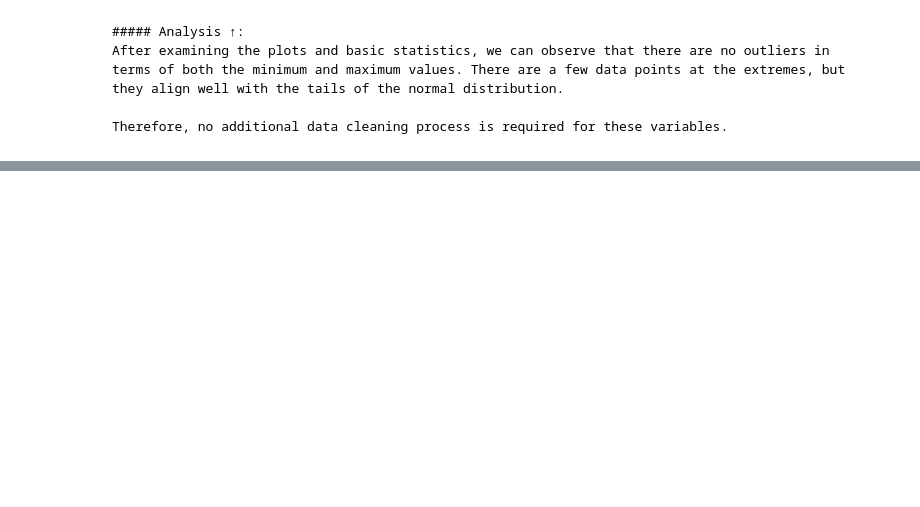
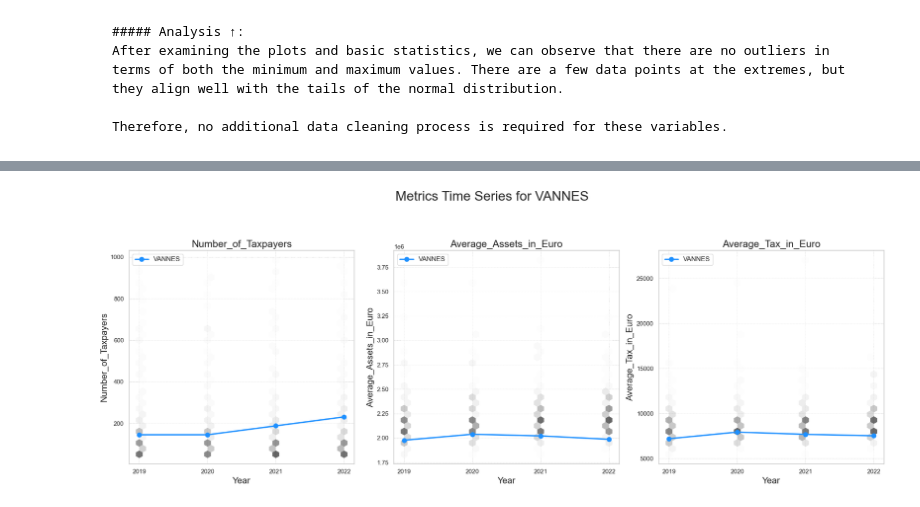
Before and after one commit to santiagopatinoserna/5YearFrenchWealthAnalysis, a Jupyter notebook: Script/Exploration/Data Exploration and Initial Analysis.ipynb, the cells around one changed output, grey strips where cells are left out. Drawn from its saved outputs; the diff is of its cells as text; code cells hidden in the pictures; blank space fills up the shorter version.

```diff
--- a/Script/Exploration/Data Exploration and Initial Analysis.ipynb
+++ b/Script/Exploration/Data Exploration and Initial Analysis.ipynb
@@ -319,0 +812,49 @@ plt.show()
+# %%
+# This code refines the previous graph, focusing on a specific city - in this case, 'VANNES',
+# which is the top city in terms of growth in the number of taxpayers.
+# This graph also provides a zoomed view on the 'Number_of_Taxpayers' metric, making it easier
+# to examine due to variations among cities.
+# Note: When developing an algorithm using these metrics, it's essential to standardize the data,
+# as the representation for each city may vary.
+
+from matplotlib.ticker import MaxNLocator
+
+# Focus on the city 'VANNES'
+selected_city = 'VANNES'
+city_data = df_ificom[df_ificom['City'] == selected_city].sort_values('Year')
+
+# Filter for more relevant range of 'Number_of_Taxpayers'
+df_ificom = df_ificom[df_ificom['Number_of_Taxpayers'].between(0, 1000)]
+
+# Setup the figure layout
+fig, axs = plt.subplots(1, 3, figsize=(20, 7))
+fig.suptitle(f'Metrics Time Series for {selected_city}', fontsize=24, y=1.08)
+metrics = ['Number_of_Taxpayers', 'Average_Assets_in_Euro', 'Average_Tax_in_Euro']
+
+all_years = []
+all_values = {metric: [] for metric in metrics}
+all_cities = df_ificom['City'].unique()
+
+for city in all_cities:
+    if city != selected_city:
+        other_city_data = df_ificom[df_ificom['City'] == city].sort_values('Year')
+        all_years.extend(other_city_data['Year'].tolist())
+        for metric in metrics:
+            all_values[metric].extend(other_city_data[metric].tolist())
+
+# Plot the background data and highlight the selected city
+for i, metric in enumerate(metrics):
+    axs[i].hexbin(all_years, all_values[metric], gridsize=30, cmap='Greys', alpha=0.6, edgecolors='none')
+    axs[i].plot(city_data['Year'], city_data[metric], 'o-', label=selected_city, color='dodgerblue', linewidth=2.5, markersize=8)
+    axs[i].set_title(metric, fontsize=18)
+    axs[i].set_xlabel('Year', fontsize=16)
+    axs[i].set_ylabel(metric, fontsize=16)
+    axs[i].grid(True, which='both', linestyle='--', linewidth=0.5)
+    axs[i].legend(loc='upper left', fontsize=12)
+    axs[i].xaxis.set_major_locator(MaxNLocator(integer=True))
+
+# Display the plot
+plt.tight_layout()
+plt.show()
+# %% [output]
+[figure, added]
```
Also changed, not shown: parts of 32 cells of this notebook, 2 other files.
